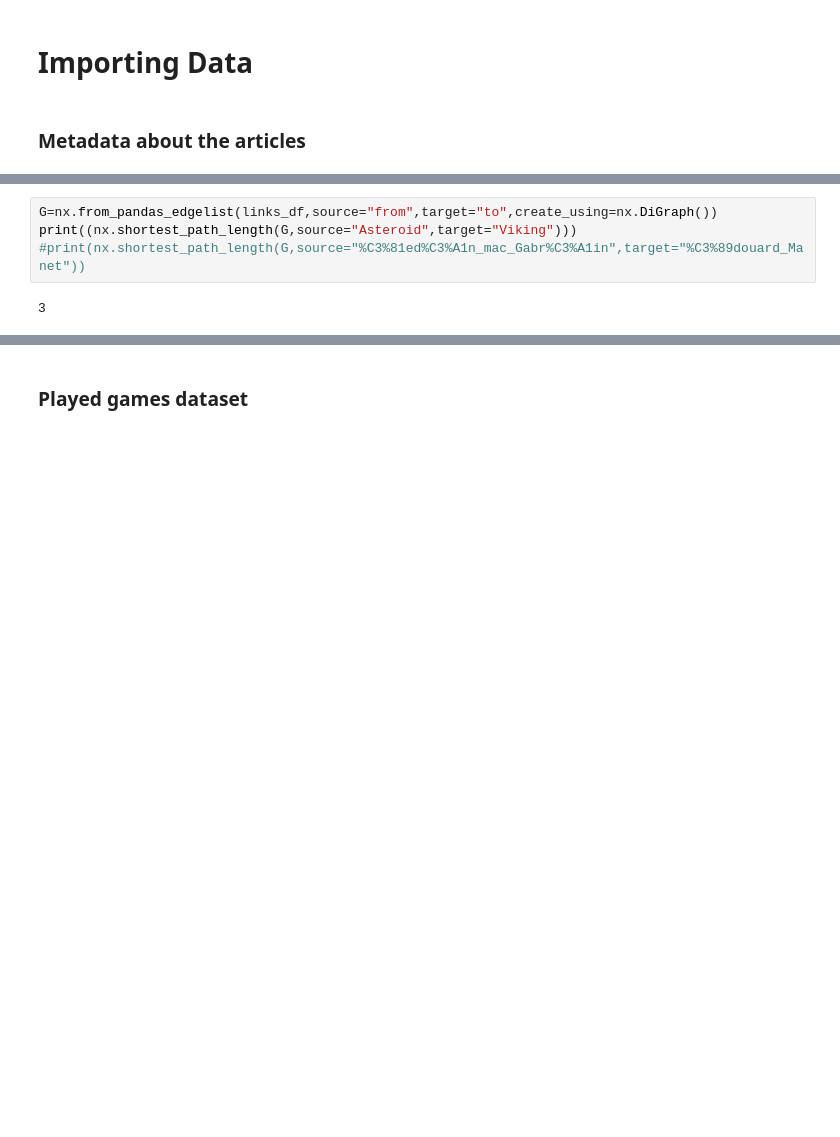
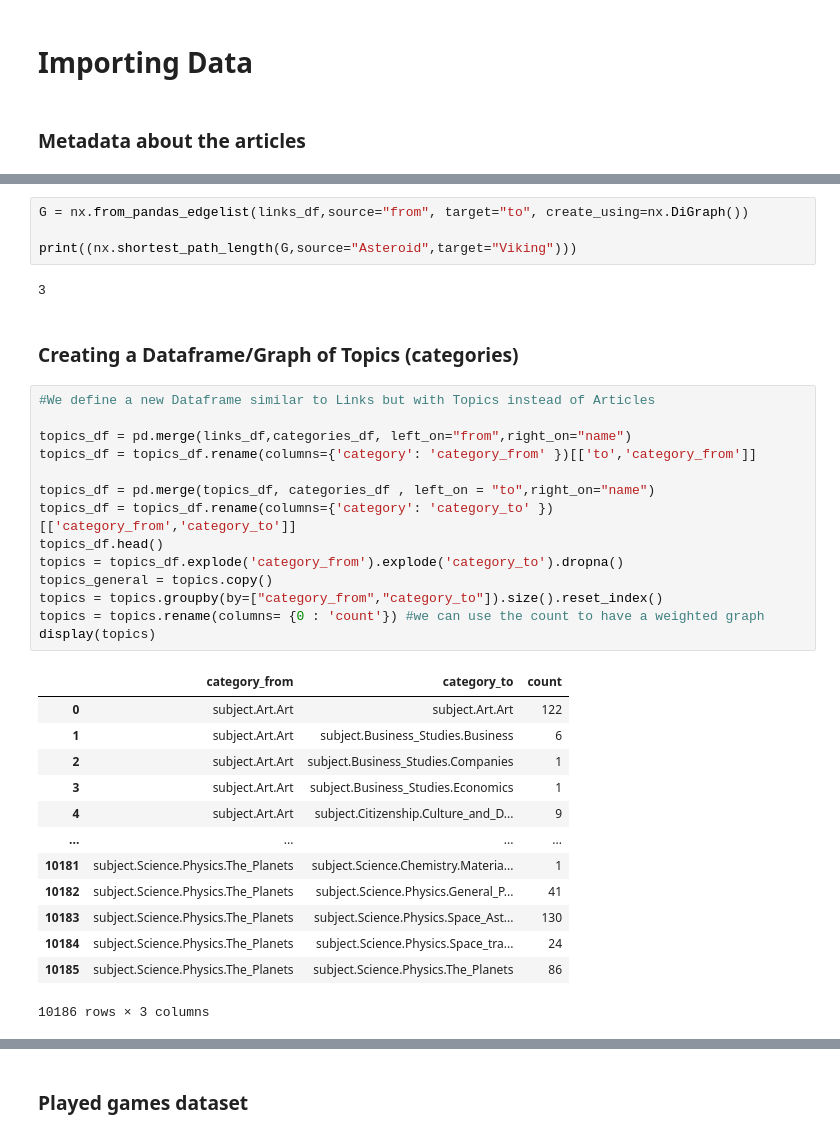
Before and after one commit to khalilacheche/ada-2022-project-adaes, a Jupyter notebook: main.ipynb, the cells around one changed output, grey strips where cells are left out. Cells and saved outputs as stored; diff of their text form; blank space fills up the shorter version.

```diff
--- a/main.ipynb
+++ b/main.ipynb
@@ -99,6 +49,36 @@ shortest_path_distance
 # %%
-G=nx.from_pandas_edgelist(links_df,source="from",target="to",create_using=nx.DiGraph())
+G = nx.from_pandas_edgelist(links_df,source="from", target="to", create_using=nx.DiGraph())
+
 print((nx.shortest_path_length(G,source="Asteroid",target="Viking")))
-#print(nx.shortest_path_length(G,source="%C3%81ed%C3%A1n_mac_Gabr%C3%A1in",target="%C3%89douard_Manet"))
 # %% [output]
 3
+# %% [markdown]
+### Creating a Dataframe/Graph of Topics (categories)
+# %%
+#We define a new Dataframe similar to Links but with Topics instead of Articles
+
+topics_df = pd.merge(links_df,categories_df, left_on="from",right_on="name")
+topics_df = topics_df.rename(columns={'category': 'category_from' })[['to','category_from']]
+
+topics_df = pd.merge(topics_df, categories_df , left_on = "to",right_on="name")
+topics_df = topics_df.rename(columns={'category': 'category_to' })[['category_from','category_to']]
+topics_df.head()
+topics = topics_df.explode('category_from').explode('category_to').dropna()
+topics_general = topics.copy()
+topics = topics.groupby(by=["category_from","category_to"]).size().reset_index()
+topics = topics.rename(columns= {0 : 'count'}) #we can use the count to have a weighted graph
+display(topics)
+# %% [output]
+|  | category_from | category_to | count |
+| 0 | subject.Art.Art | subject.Art.Art | 122 |
+| 1 | subject.Art.Art | subject.Business_Studies.Business | 6 |
+| 2 | subject.Art.Art | subject.Business_Studies.Companies | 1 |
+| 3 | subject.Art.Art | subject.Business_Studies.Economics | 1 |
+| 4 | subject.Art.Art | subject.Citizenship.Culture_and_D... | 9 |
+| ... | ... | ... | ... |
+| 10181 | subject.Science.Physics.The_Planets | subject.Science.Chemistry.Materia... | 1 |
+| 10182 | subject.Science.Physics.The_Planets | subject.Science.Physics.General_P... | 41 |
+| 10183 | subject.Science.Physics.The_Planets | subject.Science.Physics.Space_Ast... | 130 |
+| 10184 | subject.Science.Physics.The_Planets | subject.Science.Physics.Space_tra... | 24 |
+| 10185 | subject.Science.Physics.The_Planets | subject.Science.Physics.The_Planets | 86 |
+10186 rows × 3 columns
```
Also changed, not shown: parts of 21 cells of this notebook, 1 other file.
